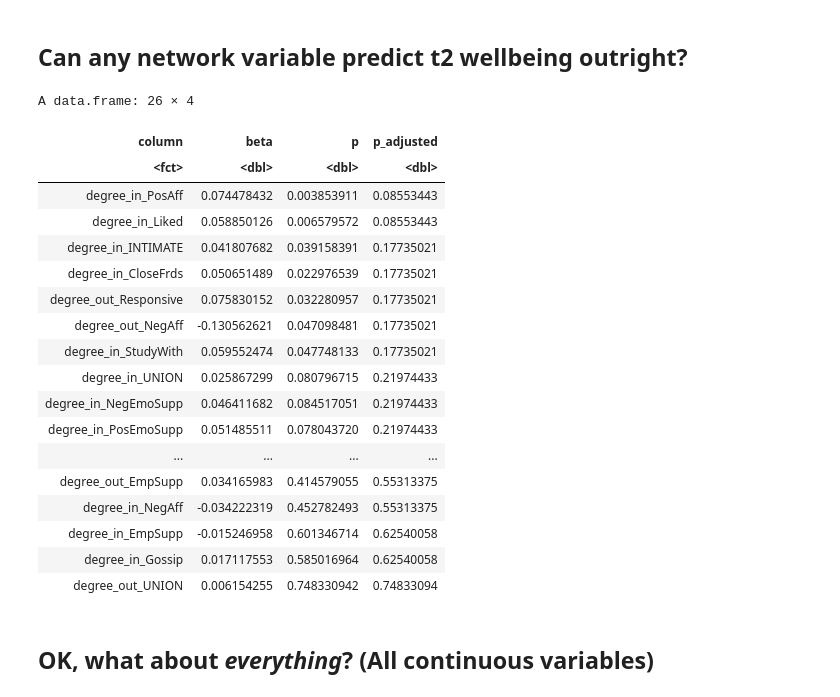
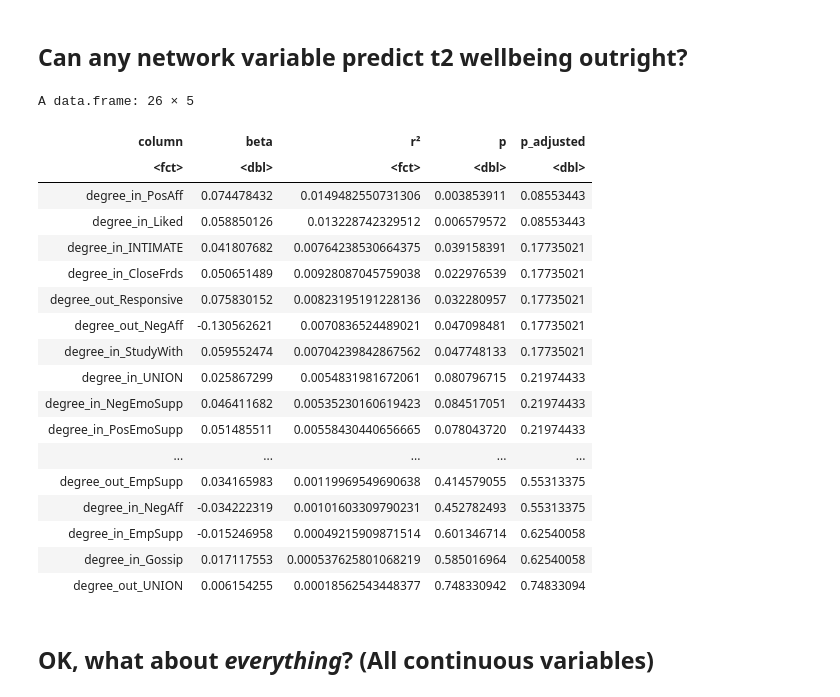
Before and after one commit to snlstanford/Communities-Project, a Jupyter notebook: analysis/2019/Analysis - Network statistics do not predict t2 wellbeing, and thus cannot mediate anything.ipynb, the cells around one changed output. Cells and saved outputs as stored; diff of their text form; code cells hidden in the pictures.

```diff
--- a/analysis/2019/Analysis - Network statistics do not predict t2 wellbeing, and thus cannot mediate anything.ipynb
+++ b/analysis/2019/Analysis - Network statistics do not predict t2 wellbeing, and thus cannot mediate anything.ipynb
@@ -69,39 +83,40 @@ A matrix: 2 × 4 of type dbl
 # %%
 frame = NULL
 for (col in names(df)) {
     if (startsWith(col, 'degree')) {
         model = lm(as.formula(paste('wellbeing_composite_t2 ~', col)), df)
         b = summary(model)$coefficients[2, 1]
         p = summary(model)$coefficients[2, 4]
-        frame = rbind(frame, c(col, b, p))
+        r2 = summary(model)$r.squared
+        frame = rbind(frame, c(col, b, r2, p))
     }
 }
 frame = as.data.frame(frame)
-names(frame) = c('column', 'beta', 'p')
+names(frame) = c('column', 'beta', 'r²', 'p')
 frame$beta = as.numeric(as.character(frame$beta))
 frame$p = as.numeric(as.character(frame$p))
 frame$p_adjusted = p.adjust(frame$p, method="BH")
 frame %>% arrange(p_adjusted)
 # %% [output]
-A data.frame: 26 × 4
+A data.frame: 26 × 5
-| column | beta | p | p_adjusted |
-| <fct> | <dbl> | <dbl> | <dbl> |
-| degree_in_PosAff | 0.074478432 | 0.003853911 | 0.08553443 |
-| degree_in_Liked | 0.058850126 | 0.006579572 | 0.08553443 |
-| degree_in_INTIMATE | 0.041807682 | 0.039158391 | 0.17735021 |
-| degree_in_CloseFrds | 0.050651489 | 0.022976539 | 0.17735021 |
-| degree_out_Responsive | 0.075830152 | 0.032280957 | 0.17735021 |
-| degree_out_NegAff | -0.130562621 | 0.047098481 | 0.17735021 |
-| degree_in_StudyWith | 0.059552474 | 0.047748133 | 0.17735021 |
-| degree_in_UNION | 0.025867299 | 0.080796715 | 0.21974433 |
-| degree_in_NegEmoSupp | 0.046411682 | 0.084517051 | 0.21974433 |
-| degree_in_PosEmoSupp | 0.051485511 | 0.078043720 | 0.21974433 |
-| ... | ... | ... | ... |
-| degree_out_EmpSupp | 0.034165983 | 0.414579055 | 0.55313375 |
-| degree_in_NegAff | -0.034222319 | 0.452782493 | 0.55313375 |
-| degree_in_EmpSupp | -0.015246958 | 0.601346714 | 0.62540058 |
-| degree_in_Gossip | 0.017117553 | 0.585016964 | 0.62540058 |
-| degree_out_UNION | 0.006154255 | 0.748330942 | 0.74833094 |
+| column | beta | r² | p | p_adjusted |
+| <fct> | <dbl> | <fct> | <dbl> | <dbl> |
+| degree_in_PosAff | 0.074478432 | 0.0149482550731306 | 0.003853911 | 0.08553443 |
+| degree_in_Liked | 0.058850126 | 0.013228742329512 | 0.006579572 | 0.08553443 |
+| degree_in_INTIMATE | 0.041807682 | 0.00764238530664375 | 0.039158391 | 0.17735021 |
+| degree_in_CloseFrds | 0.050651489 | 0.00928087045759038 | 0.022976539 | 0.17735021 |
+| degree_out_Responsive | 0.075830152 | 0.00823195191228136 | 0.032280957 | 0.17735021 |
+| degree_out_NegAff | -0.130562621 | 0.0070836524489021 | 0.047098481 | 0.17735021 |
+| degree_in_StudyWith | 0.059552474 | 0.00704239842867562 | 0.047748133 | 0.17735021 |
+| degree_in_UNION | 0.025867299 | 0.0054831981672061 | 0.080796715 | 0.21974433 |
+| degree_in_NegEmoSupp | 0.046411682 | 0.00535230160619423 | 0.084517051 | 0.21974433 |
+| degree_in_PosEmoSupp | 0.051485511 | 0.00558430440656665 | 0.078043720 | 0.21974433 |
+| ... | ... | ... | ... | ... |
+| degree_out_EmpSupp | 0.034165983 | 0.00119969549690638 | 0.414579055 | 0.55313375 |
+| degree_in_NegAff | -0.034222319 | 0.00101603309790231 | 0.452782493 | 0.55313375 |
+| degree_in_EmpSupp | -0.015246958 | 0.00049215909871514 | 0.601346714 | 0.62540058 |
+| degree_in_Gossip | 0.017117553 | 0.000537625801068219 | 0.585016964 | 0.62540058 |
+| degree_out_UNION | 0.006154255 | 0.00018562543448377 | 0.748330942 | 0.74833094 |
 # %% [markdown]
 ## OK, what about *everything*? (All continuous variables)
 # %%
```
Also changed, not shown: parts of 4 cells of this notebook.
